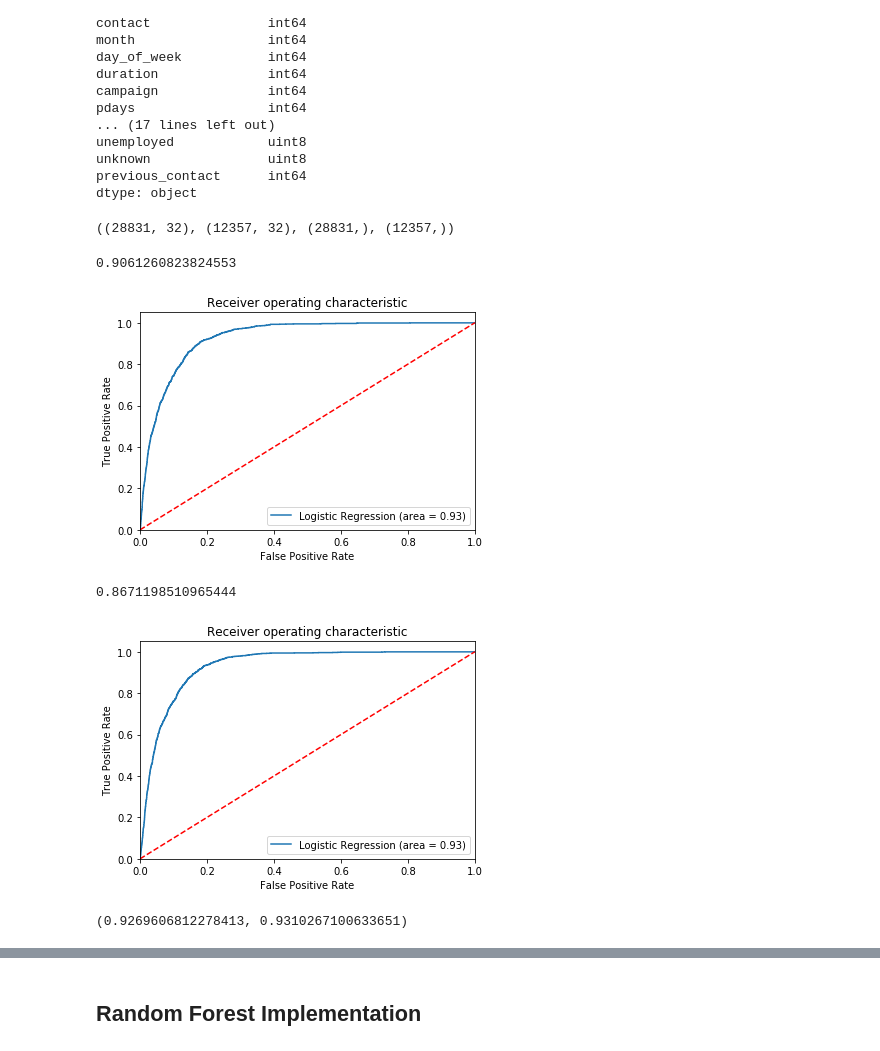
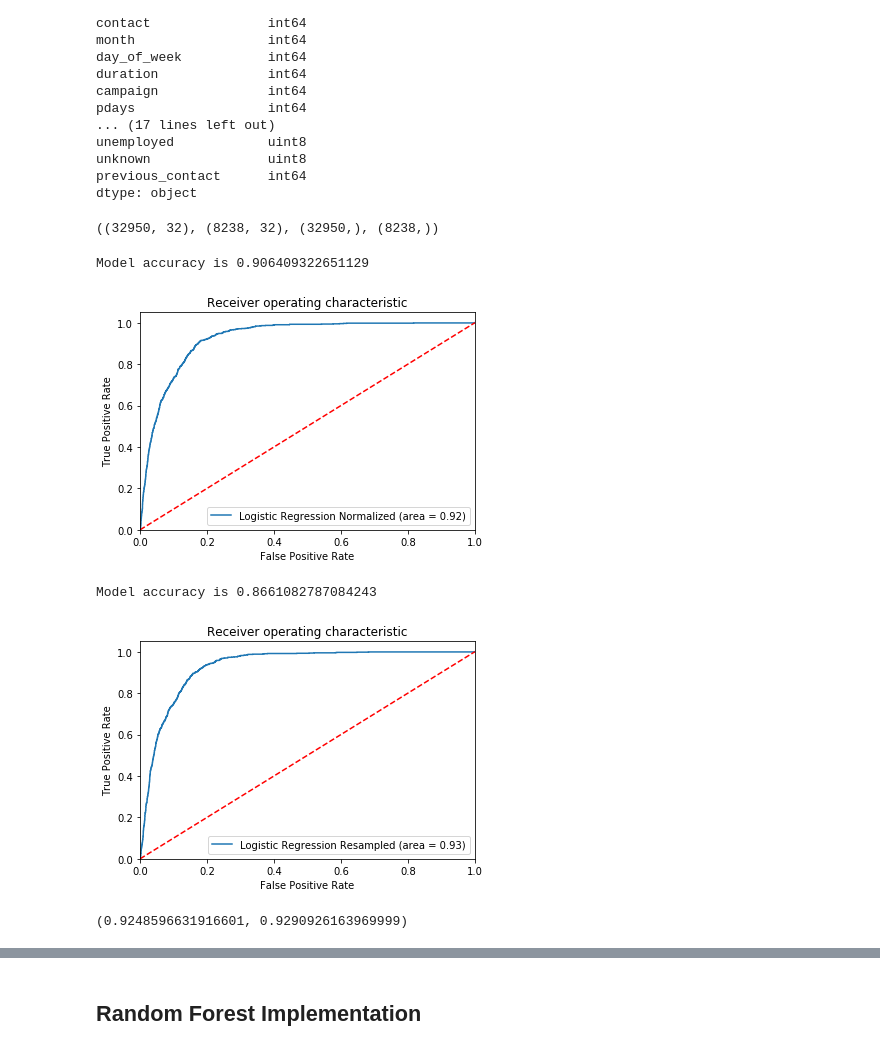
Before and after one commit to finnqiao/bank-logistic, a Jupyter notebook: bank-logistic-v1.ipynb, the cells around one changed output, grey strips where cells are left out. Saved outputs shown, nothing was run; the diff lists cells and outputs as text; code cells hidden in the pictures.

```diff
--- a/bank-logistic-v1.ipynb
+++ b/bank-logistic-v1.ipynb
@@ -502,10 +516,10 @@ unknown               uint8
 previous_contact      int64
 dtype: object
 # %%
-X_train, X_test, y_train, y_test = train_test_split(X_df_2, y, test_size = 0.3, random_state = 10)
+X_train, X_test, y_train, y_test = train_test_split(X_df_2, y, test_size = 0.2, random_state = 10)
 X_train.shape, X_test.shape, y_train.shape, y_test.shape
 # %% [output]
-((28831, 32), (12357, 32), (28831,), (12357,))
+((32950, 32), (8238, 32), (32950,), (8238,))
 # %%
 # Normalizing continuous variables
 
@@ -520,40 +534,40 @@ X_test = scaler.transform(X_test)
 # %%
 clf = LogisticRegression()
 model_norm = clf.fit(X_train, y_train)
 # y_pred = model_norm.predict(X_test)
-print(model_norm.score(X_test, y_test))
+print('Model accuracy is',model_norm.score(X_test, y_test))
 
 # logit_roc_auc = roc_auc_score(y_test, model_norm.predict(X_test))
 # fpr, tpr, thresholds = roc_curve(y_test, model_norm.predict_proba(X_test)[:,1])
 
 probs = model_norm.predict_proba(X_test)
 preds = probs[:,1]
 normfpr, normtpr, normthreshold = metrics.roc_curve(y_test, preds)
 norm_roc_auc = metrics.auc(normfpr, normtpr)
 
 plt.figure()
-plt.plot(normfpr, normtpr, label='Logistic Regression (area = %0.2f)' % norm_roc_auc)
+plt.plot(normfpr, normtpr, label='Logistic Regression Normalized (area = %0.2f)' % norm_roc_auc)
 plt.plot([0, 1], [0, 1],'r--')
 plt.xlim([0.0, 1.0])
 plt.ylim([0.0, 1.05])
 plt.xlabel('False Positive Rate')
 plt.ylabel('True Positive Rate')
 plt.title('Receiver operating characteristic')
 plt.legend(loc="lower right")
 plt.savefig('Log_ROC')
 plt.show()
 # %% [output]
-0.9061260823824553
+Model accuracy is 0.906409322651129
-[figure, old version]
+[figure, new version]
 # %%
 sm = SMOTE(random_state = 2)
 X_train_res, y_train_res = sm.fit_sample(X_train, y_train.ravel())
 # %%
 clf = LogisticRegression()
 model_res = clf.fit(X_train_res, y_train_res)
-print(model_res.score(X_test, y_test))
+print('Model accuracy is',model_res.score(X_test, y_test))
 # %% [output]
-0.8671198510965444
+Model accuracy is 0.8661082787084243
 # %%
 probs = model_res.predict_proba(X_test)
 preds = probs[:,1]
@@ -561,7 +575,7 @@ resfpr, restpr, resthreshold = metrics.roc_curve(y_test, preds)
 res_roc_auc = metrics.auc(resfpr, restpr)
 
 plt.figure()
-plt.plot(resfpr, restpr, label='Logistic Regression (area = %0.2f)' % res_roc_auc)
+plt.plot(resfpr, restpr, label='Logistic Regression Resampled (area = %0.2f)' % res_roc_auc)
 plt.plot([0, 1], [0, 1],'r--')
 plt.xlim([0.0, 1.0])
 plt.ylim([0.0, 1.05])
@@ -572,11 +586,11 @@ plt.legend(loc="lower right")
 plt.savefig('Log_ROC')
 plt.show()
 # %% [output]
-[figure, old version]
+[figure, new version]
 # %%
 norm_roc_auc, res_roc_auc
 # %% [output]
-(0.9269606812278413, 0.9310267100633651)
+(0.9248596631916601, 0.9290926163969999)
 # %%
 # Statistical logistic model
 
```
Also changed, not shown: parts of 27 cells of this notebook, 3 other files.
